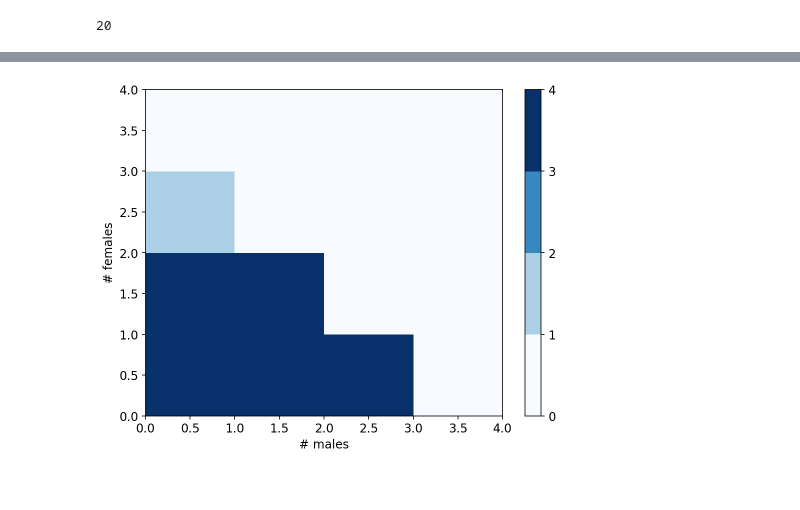
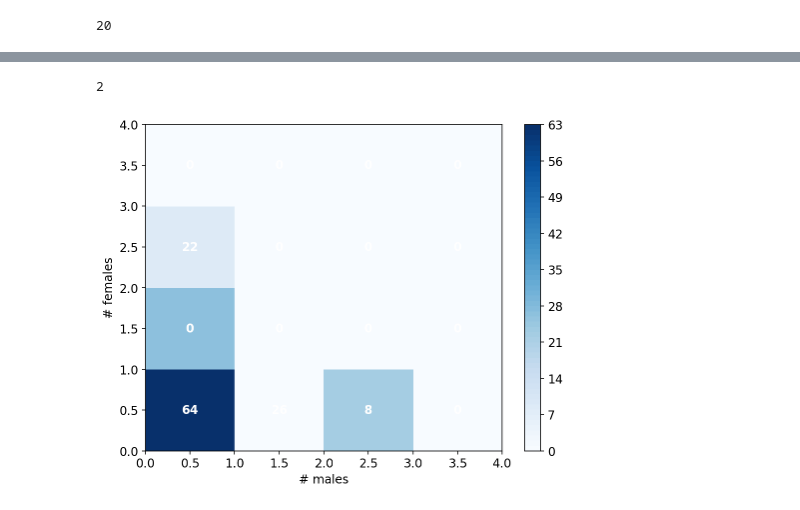
Before and after one commit to raggleton/Hamburg_house_prices, a Jupyter notebook: Hamburg flat scraping.ipynb, the cells around one changed output, grey strips where cells are left out. Saved outputs shown, nothing was run; the diff lists cells and outputs as text; code cells hidden in the pictures.

```diff
--- a/Hamburg flat scraping.ipynb
+++ b/Hamburg flat scraping.ipynb
@@ -401,9 +495,9 @@ list_page_start = "https://www.wg-gesucht.de/en/wg-zimmer-in-Hamburg.55.0.0.0.ht
 list_page_template = list_page_start.replace("0.html", "{N}.html")
 # %%
 listings_dicts = []
-for i in range(10):
+for i in range(6):
     list_page = list_page_template.replace("{N}", str(i))
-    time.sleep(random.random()*5 + 0.5)
+    time.sleep(random.random()*5 + 1)
     print("Getting listings from", list_page)
     listings_dicts.extend(get_listings_from_list_page(list_page))
 # %% [output]
@@ -453,10 +520,12 @@ listings_dicts
 # %%
-for i, d in enumerate(listings_dicts[0:5]):
-    time.sleep(random.random()*2 + 0.5)
+for i, d in enumerate(listings_dicts):
+    if not os.path.isfile(generate_cache_filename(d['url'])):
+        if i % 10 == 0 and i > 0:
+            print('Long sleep, done %d / %d' % (i, len(listings_dicts)))
+            time.sleep(60)
+        time.sleep(random.random()*2 + 1)
     print(d['url'])
     info = extract_ad_info(d['url'])
     if info:
         d.update(info)
-    if i % 20 == 0:
-        time.sleep(60)
 # %% [output]
@@ -490,9 +575,16 @@ extract_ad_info("https://www.wg-gesucht.de/en/wg-zimmer-in-Hamburg-Stellingen.60
 # %%
-df = pd.DataFrame(listings_dicts)
-
-for col in ['base_rent', 'deposit', 'existing_equipment_fee', 'miscellaneous_costs', 'utilities']:
-    df[col] = pd.to_numeric(df[col], errors='coerce')
-    df[col] = df[col].fillna(value=0)
+for col in ['base_rent', 'deposit', 'existing_equipment_fees', 'miscellaneous_costs', 'utilities']:
+    df[col] = pd.to_numeric(df[col], errors='coerce').fillna(value=0)
+df.drop(df.query('base_rent == 0').index, inplace=True)
 # %%
 for col in ['date_advertised', 'start_date']:
     df[col] = pd.to_datetime(df[col], dayfirst=True)
+# %%
+# turn language list into dummy variables
+s = df['languages']
+# need to do the .apply.stack as geT_dummies doens't behave properly
+dummy_lang = pd.get_dummies(s.apply(pd.Series).stack(), prefix="speaks").sum(level=0)
+df = pd.concat([df, dummy_lang], axis=1)
+# get NaNs for ads that have 0 languages
+for c in dummy_lang.columns.values:
+    df[c] = pd.to_numeric(df[c].fillna(value=0), downcast='integer')
@@ -575,9 +758,21 @@ sns.jointplot(x='room_area', y='total_area',
+# %%
+df.num_males_current.max()
+# %% [output]
+2
 # %%
-plt.hist2d(df.num_males_current, df.num_females_current,
-           bins=[range(5), range(5)],
-           norm=colors.BoundaryNorm(boundaries=range(5), ncolors=256), cmap='Blues');
+vals, xbins, ybins = np.histogram2d(df.num_males_current, df.num_females_current,
+                                    bins=[range(5), range(5)])
+hist, xbins, ybins, im = plt.hist2d(df.num_males_current, df.num_females_current,
+                                    bins=[range(5), range(5)],
+                                    norm=colors.BoundaryNorm(boundaries=range(int(vals.max())), ncolors=256),
+                                    cmap='Blues');
+for i in range(len(ybins)-1):
+    for j in range(len(xbins)-1):
+        plt.text(xbins[j]+0.5,ybins[i]+0.5, int(hist[i,j]),
+                color="w", ha="center", va="center", fontweight="bold")
+
 plt.xlabel('# males')
 plt.ylabel('# females')
 plt.colorbar();
 # %% [output]
-[figure, old version]
+[figure, new version]
```
Also changed, not shown: parts of 91 cells of this notebook.
